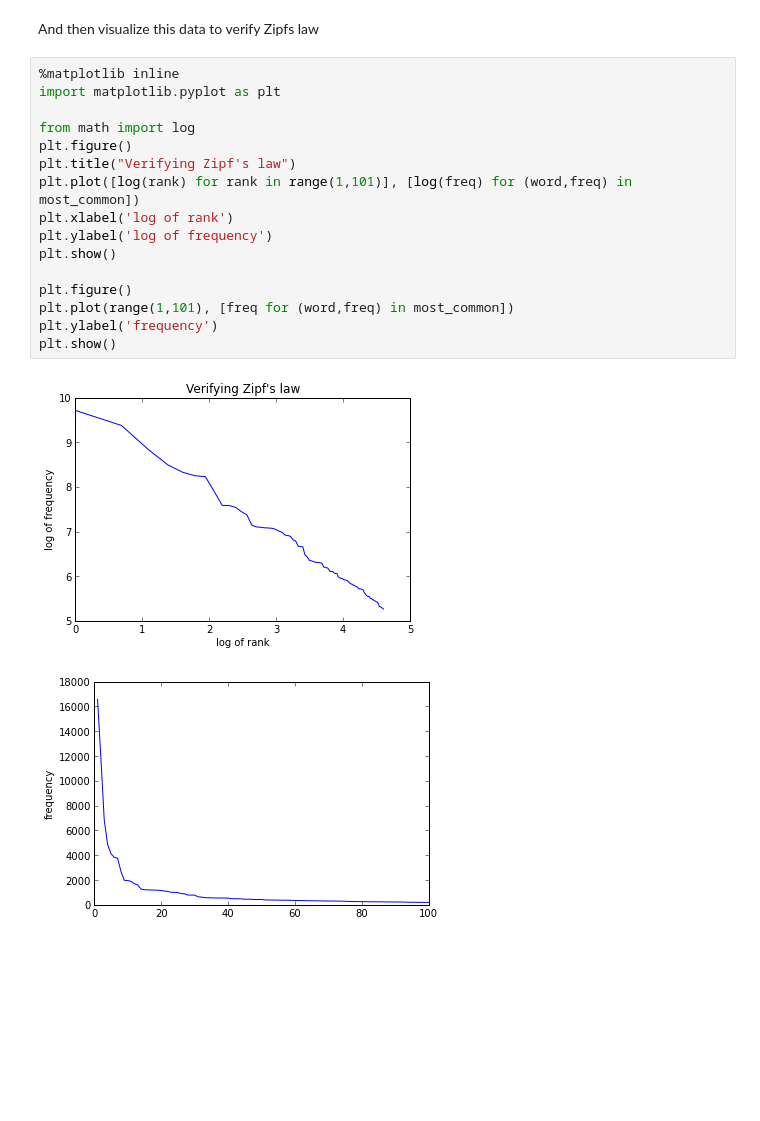
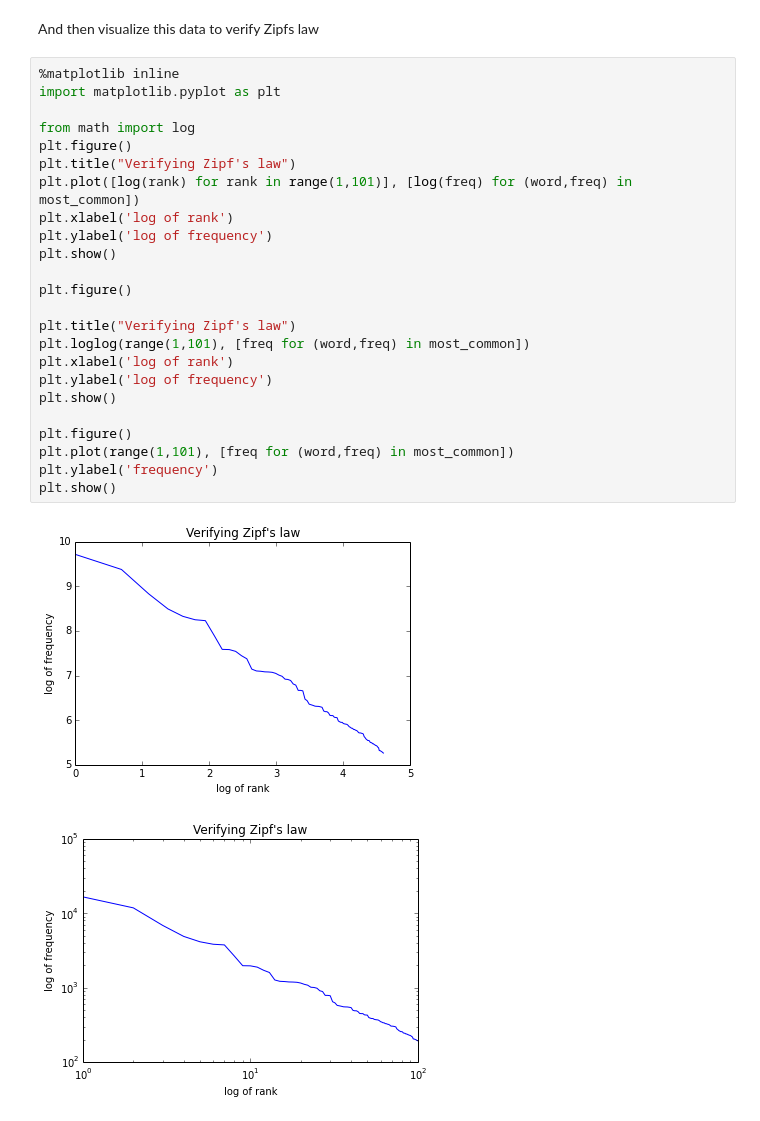
Before and after one commit to panmari/nlp2014, a Jupyter notebook: ex4/Exercise 4.ipynb, the cells around one changed output. Drawn from its saved outputs; the diff is of its cells as text; blank space fills up the shorter version.

```diff
--- a/ex4/Exercise 4.ipynb
+++ b/ex4/Exercise 4.ipynb
@@ -183,19 +183,27 @@ And then visualize this data to verify Zipfs law
 # %%
 %matplotlib inline
 import matplotlib.pyplot as plt
 
 from math import log
 plt.figure()
 plt.title("Verifying Zipf's law")
 plt.plot([log(rank) for rank in range(1,101)], [log(freq) for (word,freq) in most_common])
 plt.xlabel('log of rank')
 plt.ylabel('log of frequency')
 plt.show()
 
 plt.figure()
+
+plt.title("Verifying Zipf's law")
+plt.loglog(range(1,101), [freq for (word,freq) in most_common])
+plt.xlabel('log of rank')
+plt.ylabel('log of frequency')
+plt.show()
+
+plt.figure()
 plt.plot(range(1,101), [freq for (word,freq) in most_common])
 plt.ylabel('frequency')
 plt.show()
 # %% [output]
-[figure, old version]
+[figure, new version]
-[figure, old version]
+[figure, new version]
```
Also changed, not shown: parts of 1 cell of this notebook, 1 other file.
